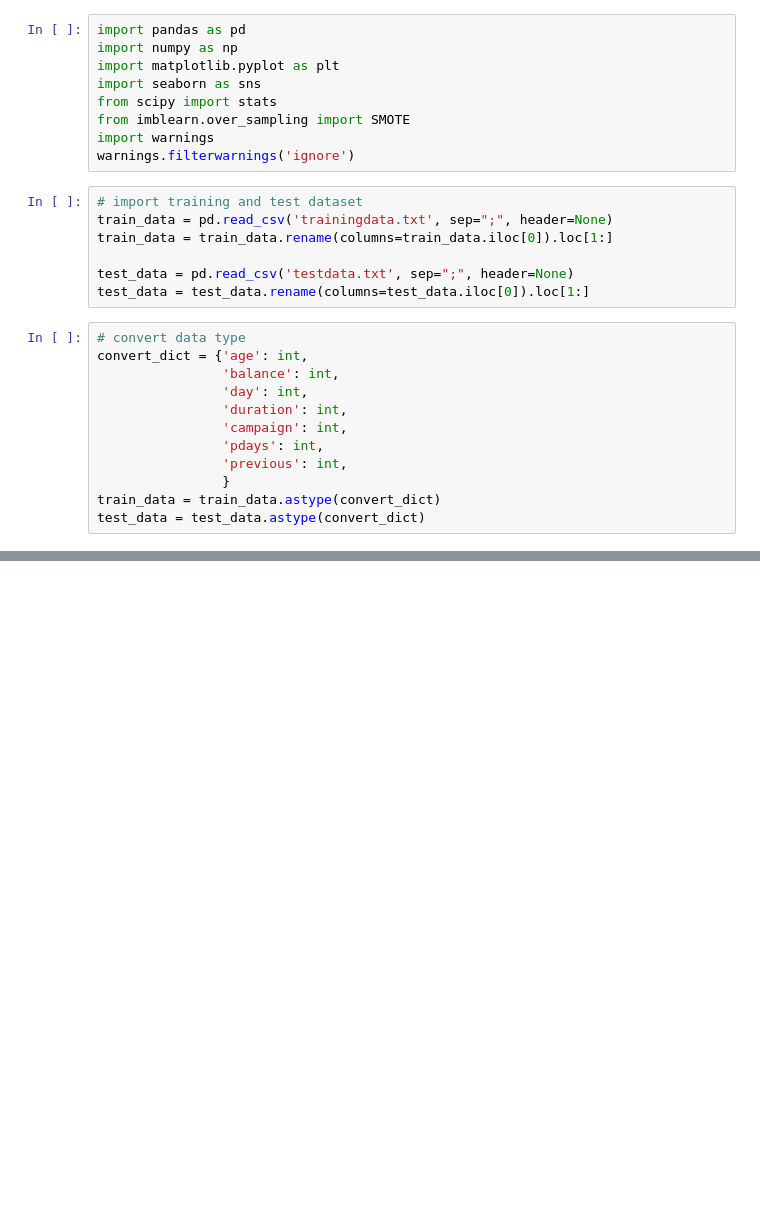
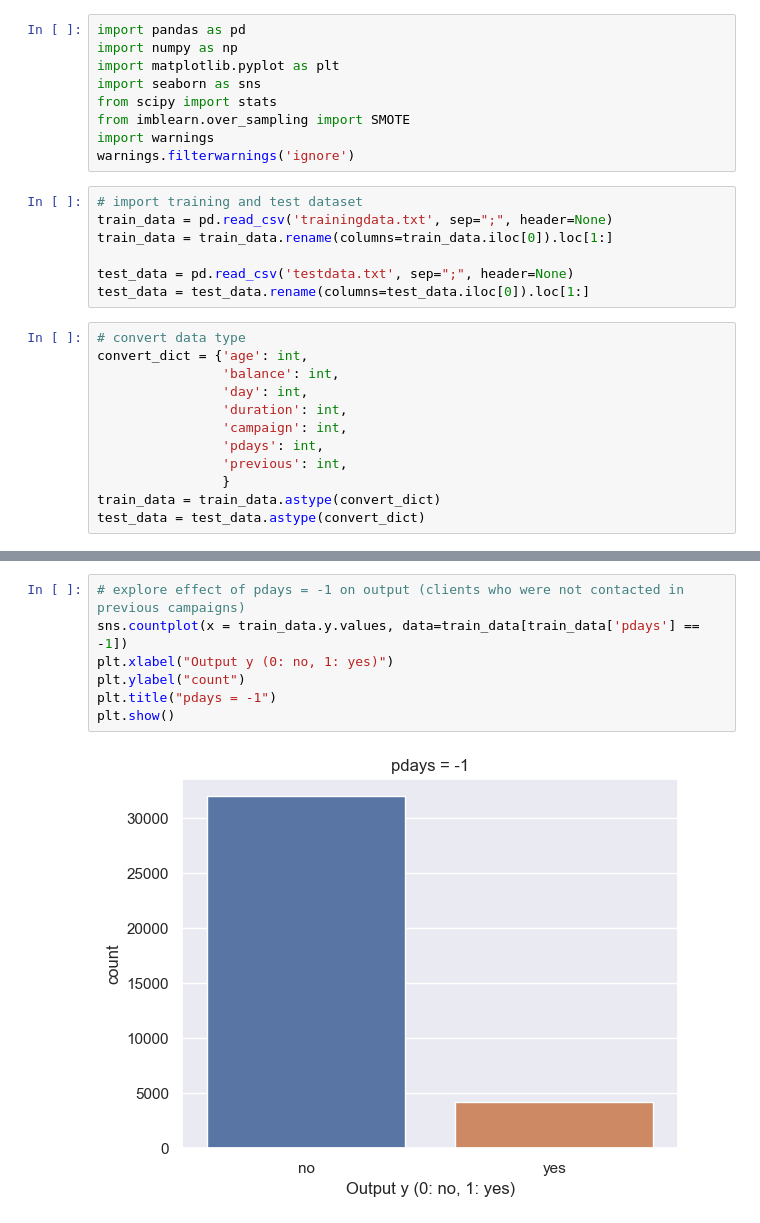
Before and after one commit to yangzyyy/my-nus-project-dsml, a Jupyter notebook: DSA5101/ml-project/dsa5101-ml-project-data-pre-processing.ipynb, the cells around one changed output, grey strips where cells are left out. Saved outputs shown, nothing was run; the diff lists cells and outputs as text; blank space fills up the shorter version.

```diff
--- a/DSA5101/ml-project/dsa5101-ml-project-data-pre-processing.ipynb
+++ b/DSA5101/ml-project/dsa5101-ml-project-data-pre-processing.ipynb
@@ -28,0 +62,9 @@ test_data = test_data.astype(convert_dict)
+# %%
+# explore effect of pdays = -1 on output (clients who were not contacted in previous campaigns)
+sns.countplot(x = train_data.y.values, data=train_data[train_data['pdays'] == -1])
+plt.xlabel("Output y (0: no, 1: yes)")
+plt.ylabel("count")
+plt.title("pdays = -1")
+plt.show()
+# %% [output]
+[figure, added]
```
Also changed, not shown: parts of 13 cells of this notebook, 4 other files.
